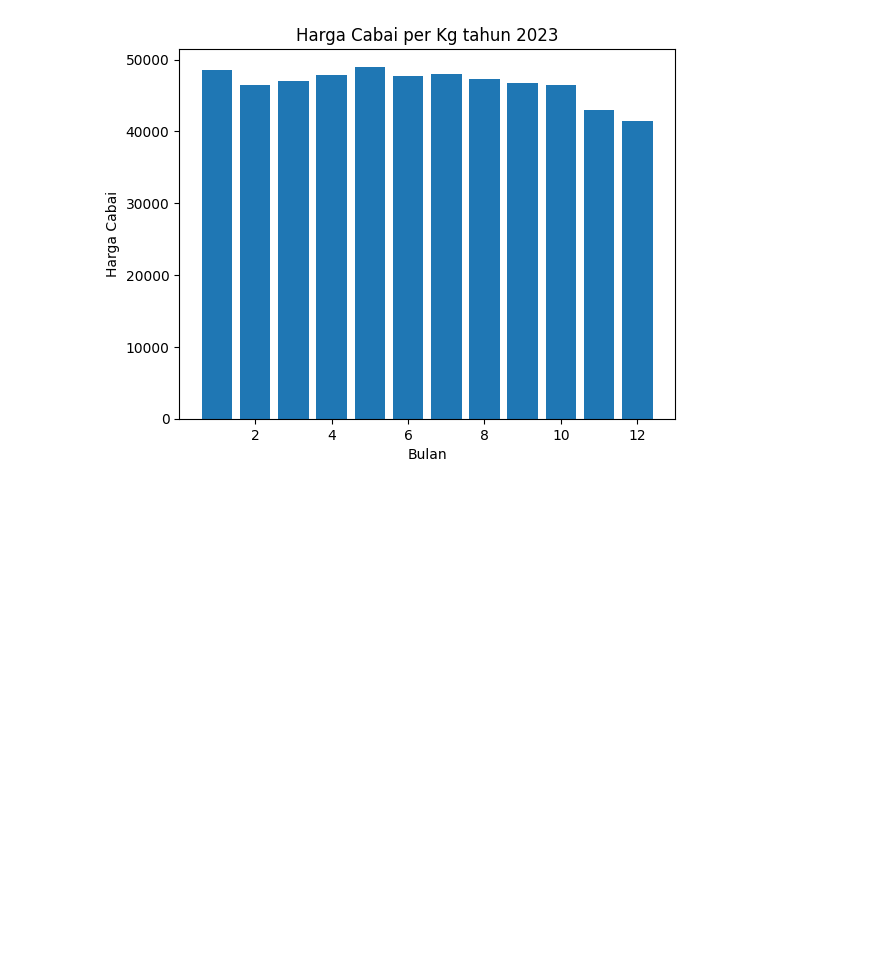
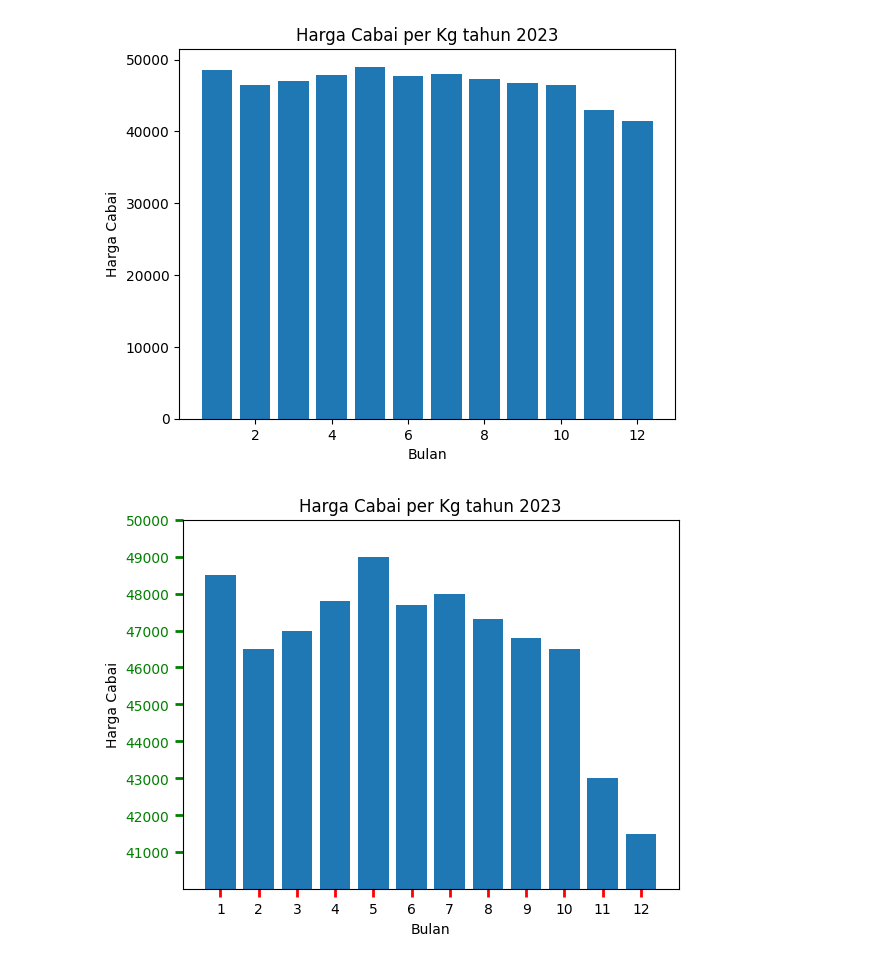
Before and after one commit to IdhamAbidinKaisilay/BelajarDataAnalyst, a Jupyter notebook: Bar_Plot_dan_Scatter_Plot.ipynb, the cells around one changed output. Saved outputs shown, nothing was run; the diff lists cells and outputs as text; code cells hidden in the pictures; blank space fills up the shorter version.

```diff
--- a/Bar_Plot_dan_Scatter_Plot.ipynb
+++ b/Bar_Plot_dan_Scatter_Plot.ipynb
@@ -20,3 +20,34 @@ plt.ylabel('Harga Cabai')
 plt.show()
 # %% [output]
 [figure]
+# %%
+# Membuat grafik batang (bar chart) dari daftar bulan (sumbu X) dan
+# harga_cabai (sumbu Y)
+plt.bar(bulan, harga_cabai)
+
+# Mengatur batas bawah dan atas pada sumbu Y (harga ditampilkan dari
+# 40.000 sampai 50.000 saja)
+plt.ylim(40000, 50000)
+# plt.xlim(5.5, 12) # fungsinya untuk membatasi tampilan sumbu X
+
+plt.tick_params(axis='x',
+                color='red',
+                length=6,
+                width=2)
+# color hanya memberi warna pada garis kecil (tick line)
+
+plt.tick_params(axis='y',
+                colors='green',
+                length=6,
+                width=2)
+# colors memberi warna pada garis kecil (tick line) sekaligus angka (label)
+
+plt.xticks(bulan)
+plt.yticks([41000, 42000, 43000, 44000, 45000, 46000, 47000, 48000, 49000, 50000])
+
+plt.title('Harga Cabai per Kg tahun 2023')
+plt.xlabel('Bulan')
+plt.ylabel('Harga Cabai')
+plt.show()
+# %% [output]
+[figure, added]
```
